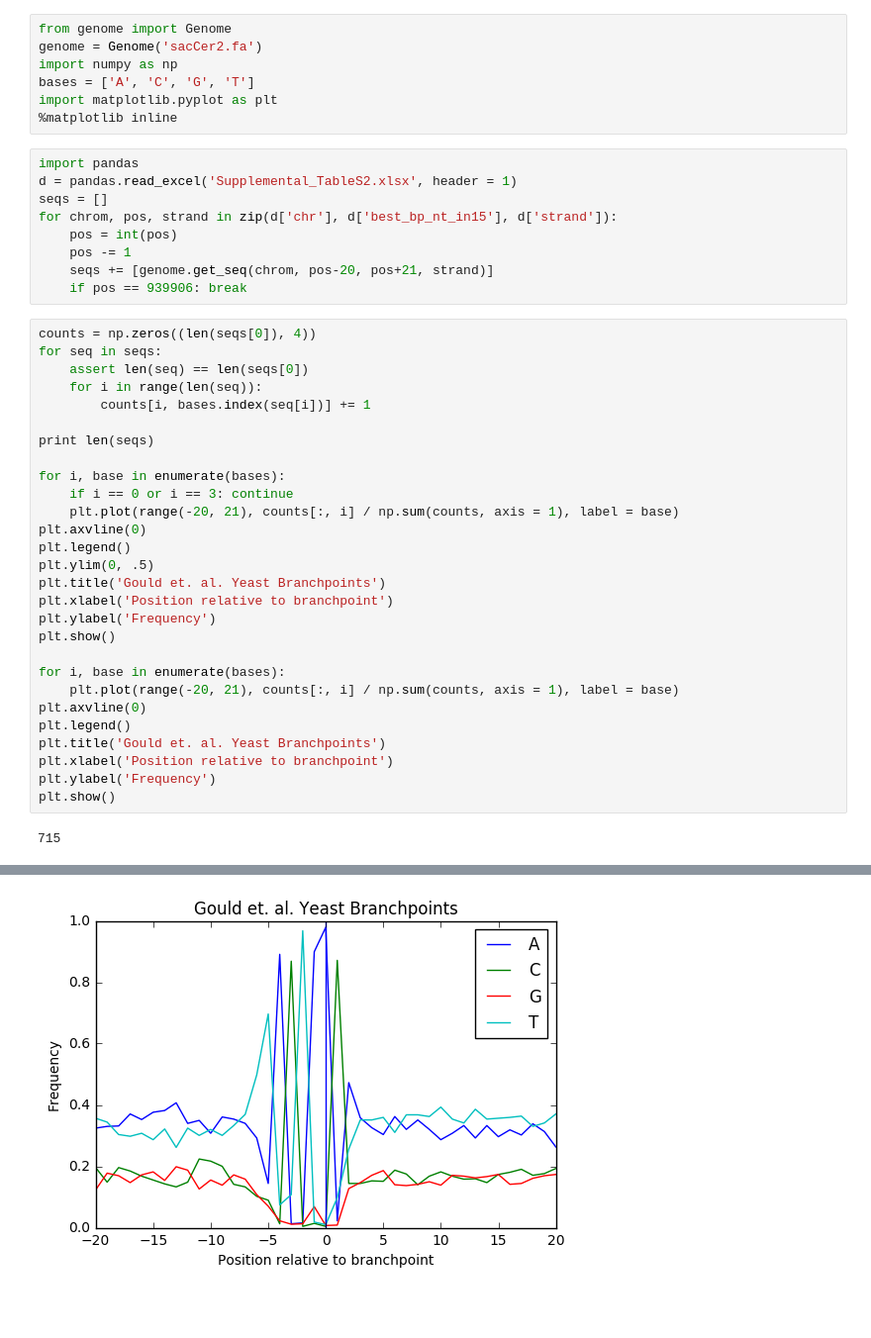
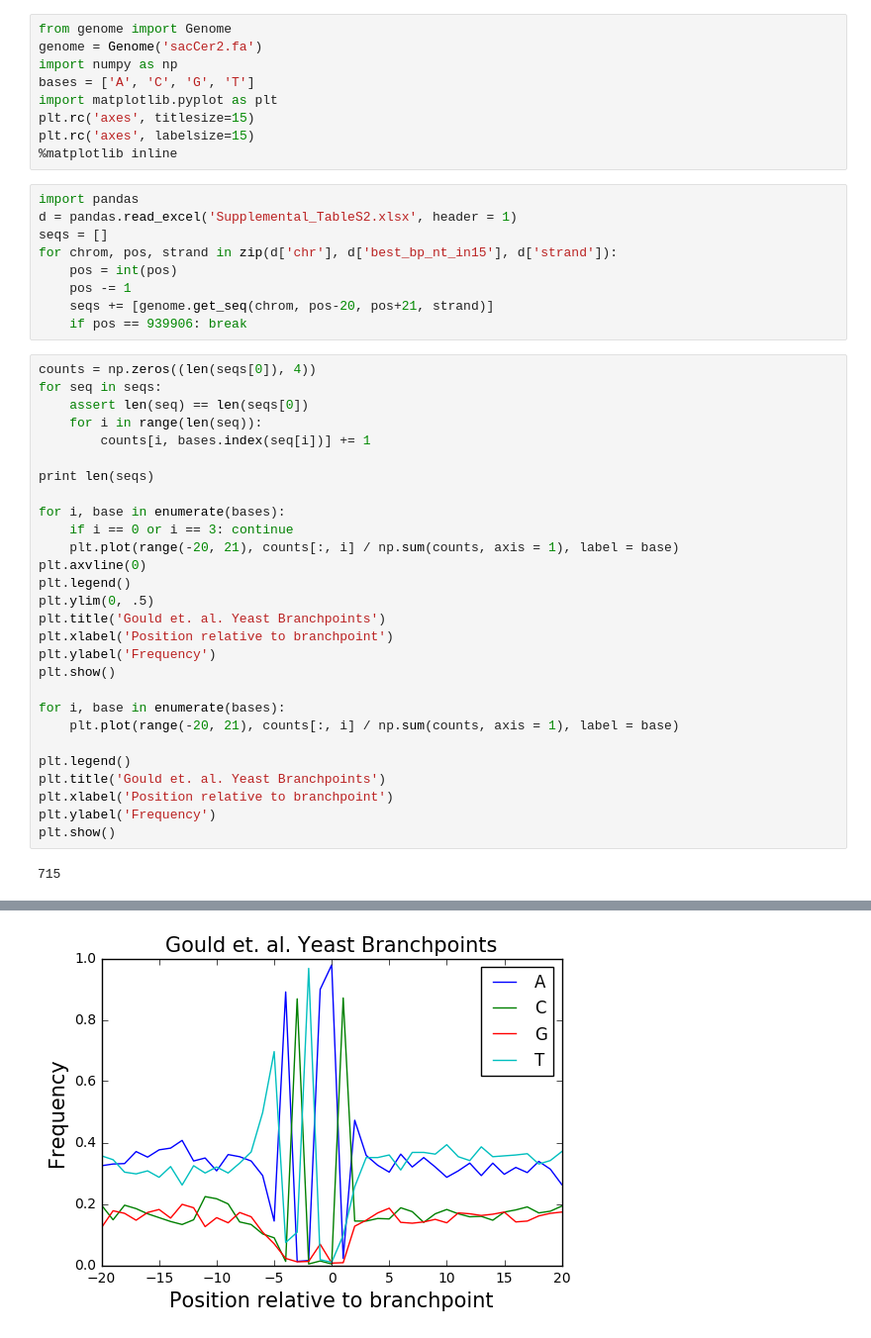
Before and after one commit to jpaggi/labranchor, a Jupyter notebook: yeast/yeast_gc.ipynb, the cells around one changed output, grey strips where cells are left out. Shown at 99% size. Cells and saved outputs as stored; diff of their text form; blank space fills up the shorter version.

Commit message:
Increased axis and title font sizes.

```diff
--- a/yeast/yeast_gc.ipynb
+++ b/yeast/yeast_gc.ipynb
@@ -4,6 +4,8 @@ genome = Genome('sacCer2.fa')
 import numpy as np
 bases = ['A', 'C', 'G', 'T']
 import matplotlib.pyplot as plt
+plt.rc('axes', titlesize=15)
+plt.rc('axes', labelsize=15)
 %matplotlib inline
 # %%
 import pandas
@@ -36,7 +38,7 @@ plt.show()
 
 for i, base in enumerate(bases):
     plt.plot(range(-20, 21), counts[:, i] / np.sum(counts, axis = 1), label = base)
-plt.axvline(0)
+
 plt.legend()
 plt.title('Gould et. al. Yeast Branchpoints')
 plt.xlabel('Position relative to branchpoint')
@@ -48 +50 @@ plt.show()
-[figure, old version]
+[figure, new version]
```
Also changed, not shown: parts of 1 cell of this notebook, 1 other file.
